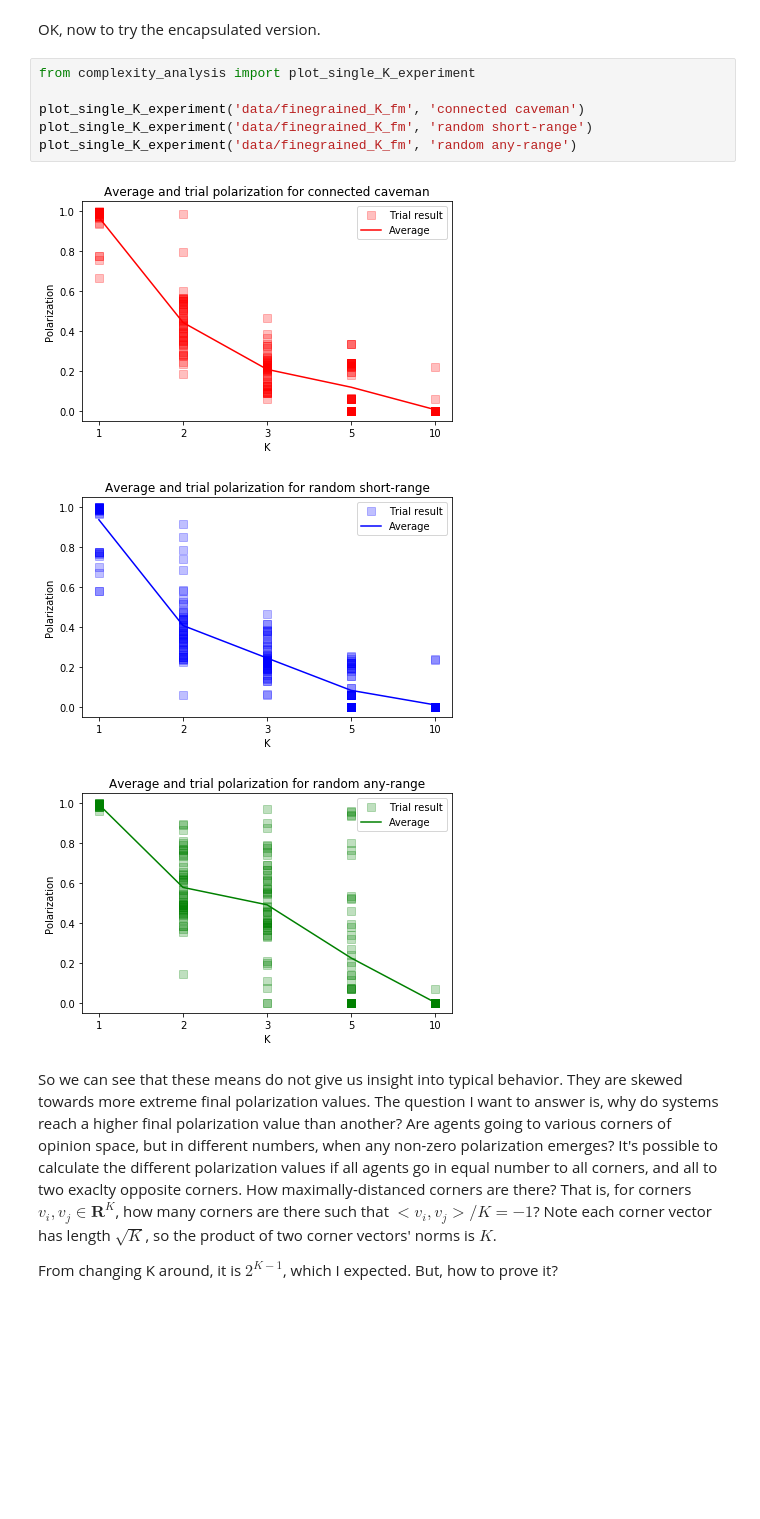
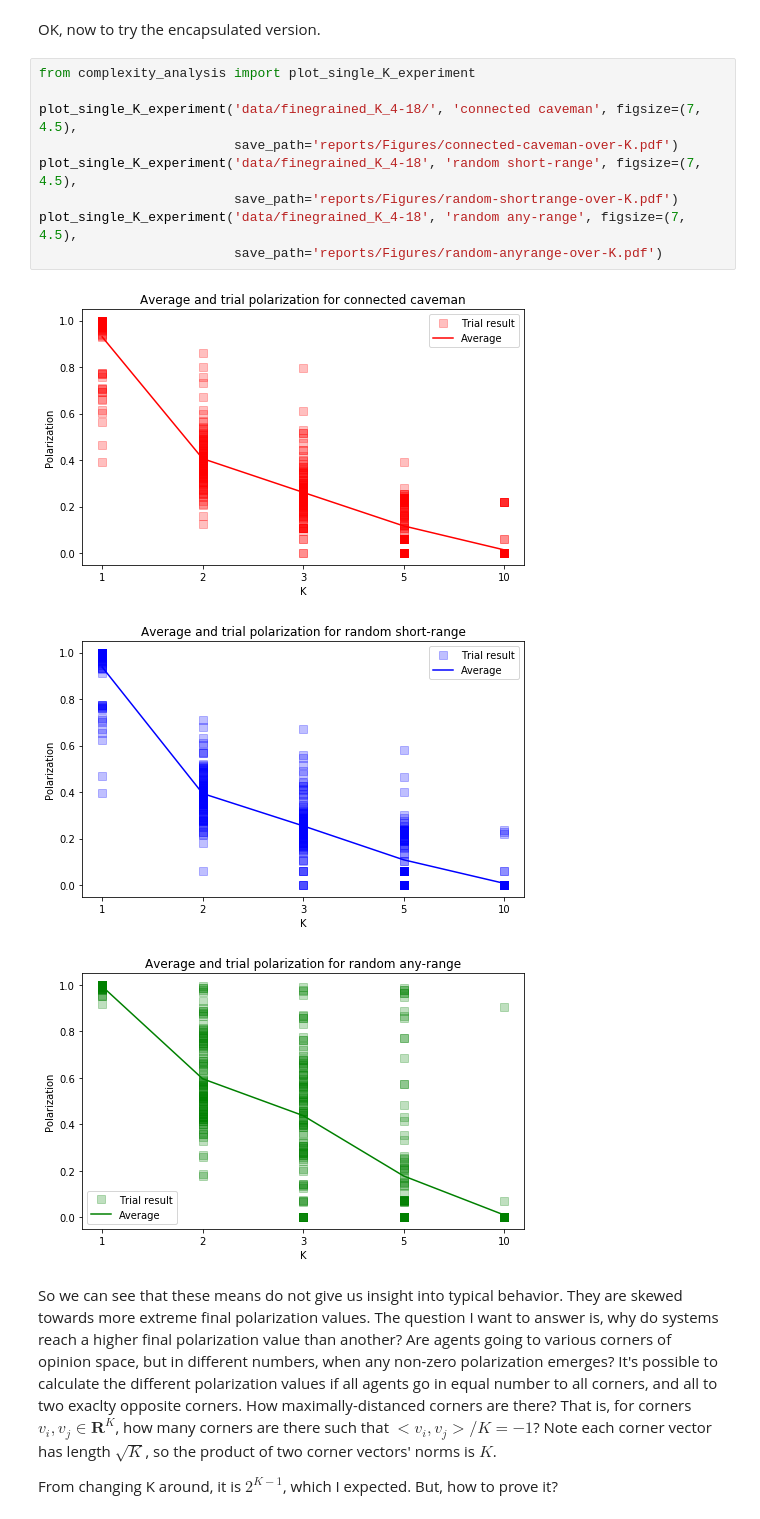
Before and after one commit to mt-digital/polarization, a Jupyter notebook: Complexity plots development 4-14.ipynb, the cells around one changed output. Saved outputs shown, nothing was run; the diff lists cells and outputs as text; blank space fills up the shorter version.

```diff
--- a/Complexity plots development 4-14.ipynb
+++ b/Complexity plots development 4-14.ipynb
@@ -195,16 +195,19 @@ Text(0.5,1,'Average and trial polarization for connected caveman')
 [figure]
 # %% [markdown]
 OK, now to try the encapsulated version.
-# %%
-from complexity_analysis import plot_single_K_experiment
-
-plot_single_K_experiment('data/finegrained_K_fm', 'connected caveman')
-plot_single_K_experiment('data/finegrained_K_fm', 'random short-range')
-plot_single_K_experiment('data/finegrained_K_fm', 'random any-range')
-# %% [output]
-[figure, removed]
-[figure, removed]
-[figure, removed]
+# %%
+from complexity_analysis import plot_single_K_experiment
+
+plot_single_K_experiment('data/finegrained_K_4-18/', 'connected caveman', figsize=(7, 4.5),
+                         save_path='reports/Figures/connected-caveman-over-K.pdf')
+plot_single_K_experiment('data/finegrained_K_4-18', 'random short-range', figsize=(7, 4.5),
+                         save_path='reports/Figures/random-shortrange-over-K.pdf')
+plot_single_K_experiment('data/finegrained_K_4-18', 'random any-range', figsize=(7, 4.5),
+                         save_path='reports/Figures/random-anyrange-over-K.pdf')
+# %% [output]
+[figure, added]
+[figure, added]
+[figure, added]
 # %% [markdown]
 So we can see that these means do not give us insight into typical behavior. They are skewed towards more extreme final polarization values. The question I want to answer is, why do systems reach a higher final polarization value than another? Are agents going to various corners of opinion space, but in different numbers, when any non-zero polarization emerges? It's possible to calculate the different polarization values if all agents go in equal number to all corners, and all to two exaclty opposite corners. How maximally-distanced corners are there? That is, for
 corners $v_i, v_j \in \mathbf{R}^{K}$, how many corners are there such that $<v_i, v_j>/K = -1$? Note each corner vector has length $\sqrt{K}$, so the product of two corner vectors' norms is $K$.
```
Also changed, not shown: parts of 26 cells of this notebook, 6 other files.
